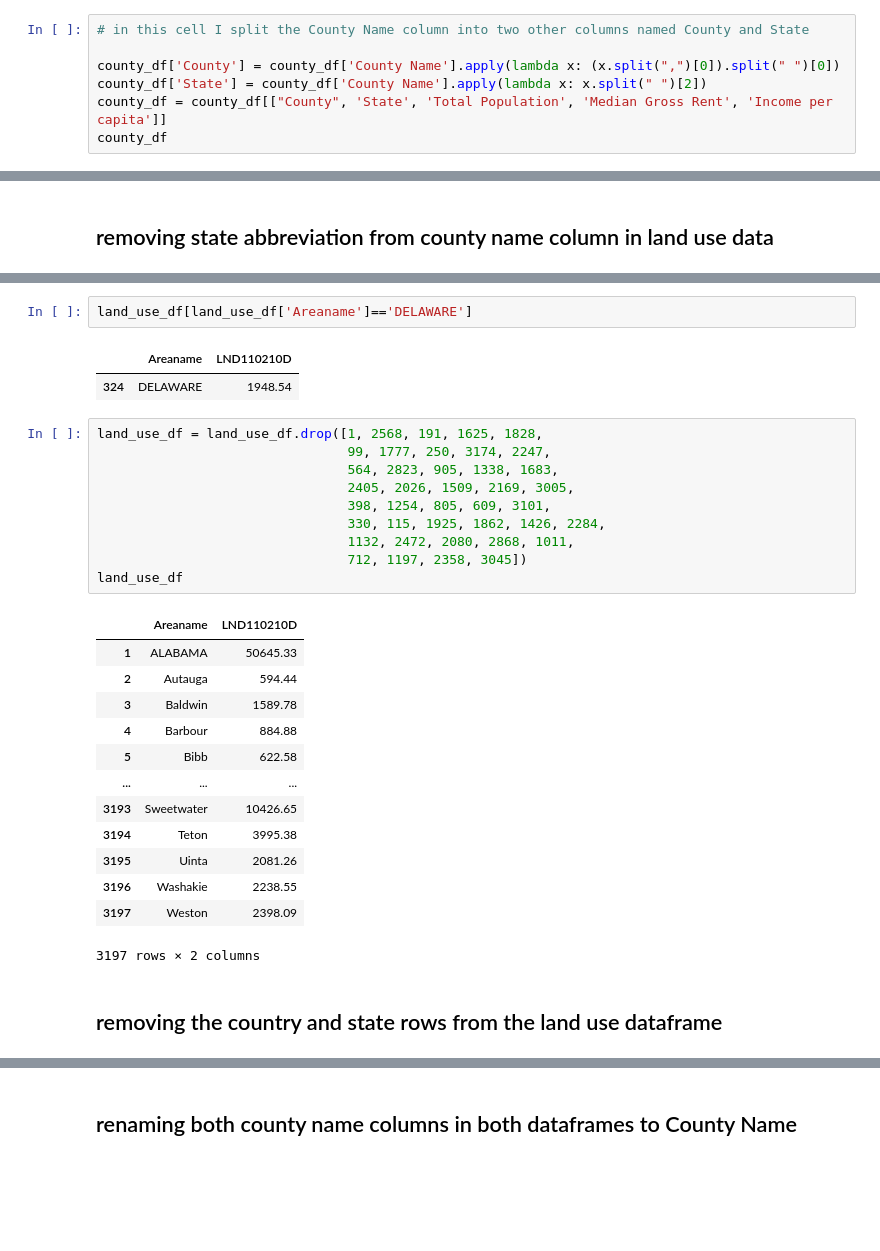
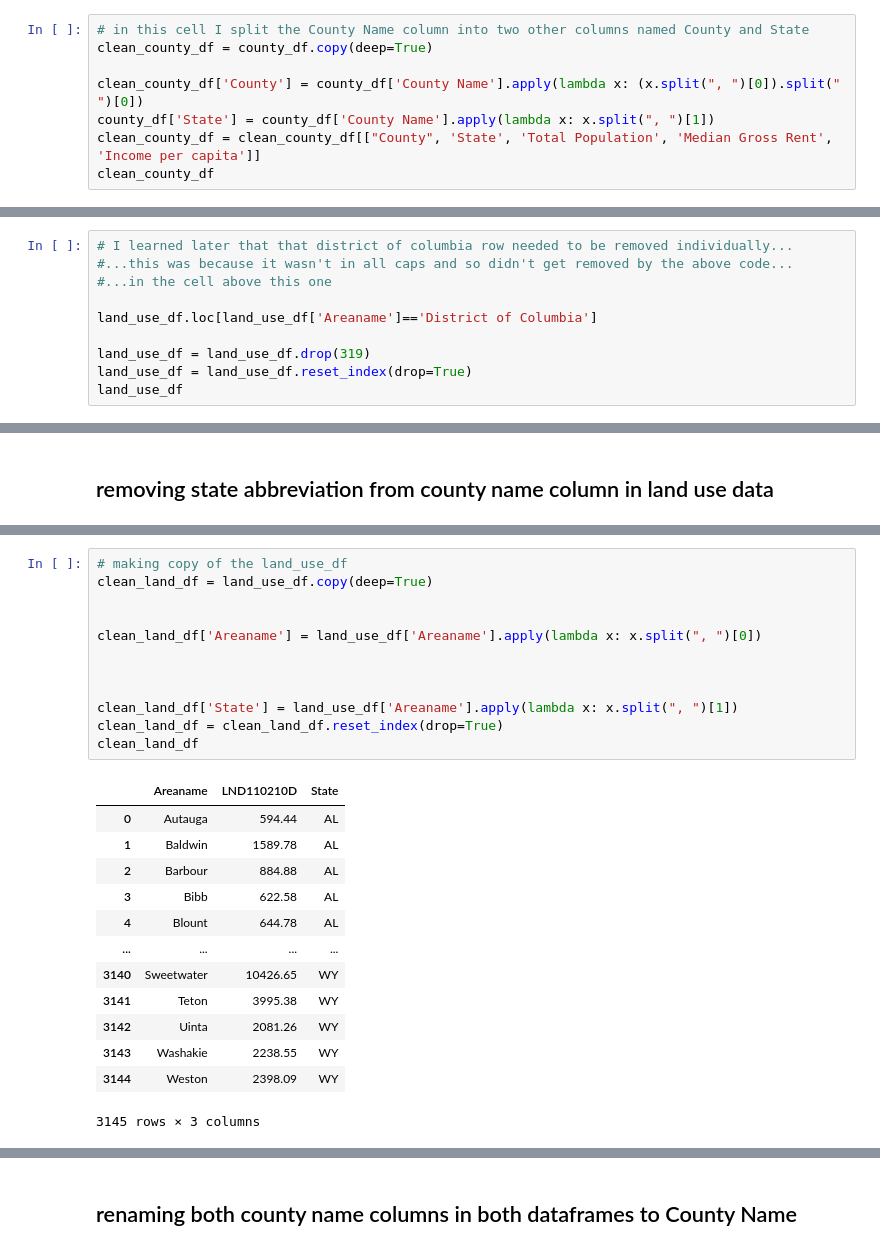
Before and after one commit to Morgen-Henry/Project-1, a Jupyter notebook: censusWrapperPractice.ipynb, the cells around one changed output, grey strips where cells are left out. Cells and saved outputs as stored; diff of their text form; blank space fills up the shorter version.

```diff
--- a/censusWrapperPractice.ipynb
+++ b/censusWrapperPractice.ipynb
@@ -241,11 +237,12 @@ county_df.head()
 | 009 | Blount County, Alabama | 57755.0 | 666.0 | 25457.0 |
 # %%
 # in this cell I split the County Name column into two other columns named County and State
+clean_county_df = county_df.copy(deep=True)
 
-county_df['County'] = county_df['County Name'].apply(lambda x: (x.split(",")[0]).split(" ")[0])
-county_df['State'] = county_df['County Name'].apply(lambda x: x.split(" ")[2])
-county_df = county_df[["County", 'State', 'Total Population', 'Median Gross Rent', 'Income per capita']]
-county_df
+clean_county_df['County'] = county_df['County Name'].apply(lambda x: (x.split(", ")[0]).split(" ")[0])
+county_df['State'] = county_df['County Name'].apply(lambda x: x.split(", ")[1])
+clean_county_df = clean_county_df[["County", 'State', 'Total Population', 'Median Gross Rent', 'Income per capita']]
+clean_county_df
 # %% [output]
 A value is trying to be set on a copy of a slice from a DataFrame.
 Try using .loc[row_indexer,col_indexer] = value instead
@@ -292,0 +352,10 @@ len(county_df['State'].unique())
+# %%
+# I learned later that that district of columbia row needed to be removed individually...
+#...this was because it wasn't in all caps and so didn't get removed by the above code...
+#...in the cell above this one
+
+land_use_df.loc[land_use_df['Areaname']=='District of Columbia']
+
+land_use_df = land_use_df.drop(319)
+land_use_df = land_use_df.reset_index(drop=True)
+land_use_df
@@ -325,31 +378,26 @@ land_use_df.sort_values(by='LND110210D', ascending=False).head(60)
-# %%
-land_use_df[land_use_df['Areaname']=='DELAWARE']
-# %% [output]
-|  | Areaname | LND110210D |
-| 324 | DELAWARE | 1948.54 |
-# %%
-land_use_df = land_use_df.drop([1, 2568, 191, 1625, 1828,
-                                99, 1777, 250, 3174, 2247,
-                                564, 2823, 905, 1338, 1683,
-                                2405, 2026, 1509, 2169, 3005,
-                                398, 1254, 805, 609, 3101,
-                                330, 115, 1925, 1862, 1426, 2284,
-                                1132, 2472, 2080, 2868, 1011,
-                                712, 1197, 2358, 3045])
-land_use_df
-# %% [output]
-|  | Areaname | LND110210D |
-| 1 | ALABAMA | 50645.33 |
-| 2 | Autauga | 594.44 |
-| 3 | Baldwin | 1589.78 |
-| 4 | Barbour | 884.88 |
-| 5 | Bibb | 622.58 |
-| ... | ... | ... |
-| 3193 | Sweetwater | 10426.65 |
-| 3194 | Teton | 3995.38 |
-| 3195 | Uinta | 2081.26 |
-| 3196 | Washakie | 2238.55 |
-| 3197 | Weston | 2398.09 |
-3197 rows × 2 columns
-# %% [markdown]
-## removing the country and state rows from the land use dataframe
+# %%
+# making copy of the land_use_df
+clean_land_df = land_use_df.copy(deep=True)
+
+
+clean_land_df['Areaname'] = land_use_df['Areaname'].apply(lambda x: x.split(", ")[0])
+
+
+
+clean_land_df['State'] = land_use_df['Areaname'].apply(lambda x: x.split(", ")[1])
+clean_land_df = clean_land_df.reset_index(drop=True)
+clean_land_df
+# %% [output]
+|  | Areaname | LND110210D | State |
+| 0 | Autauga | 594.44 | AL |
+| 1 | Baldwin | 1589.78 | AL |
+| 2 | Barbour | 884.88 | AL |
+| 3 | Bibb | 622.58 | AL |
+| 4 | Blount | 644.78 | AL |
+| ... | ... | ... | ... |
+| 3140 | Sweetwater | 10426.65 | WY |
+| 3141 | Teton | 3995.38 | WY |
+| 3142 | Uinta | 2081.26 | WY |
+| 3143 | Washakie | 2238.55 | WY |
+| 3144 | Weston | 2398.09 | WY |
+3145 rows × 3 columns
```
Also changed, not shown: parts of 27 cells of this notebook.
